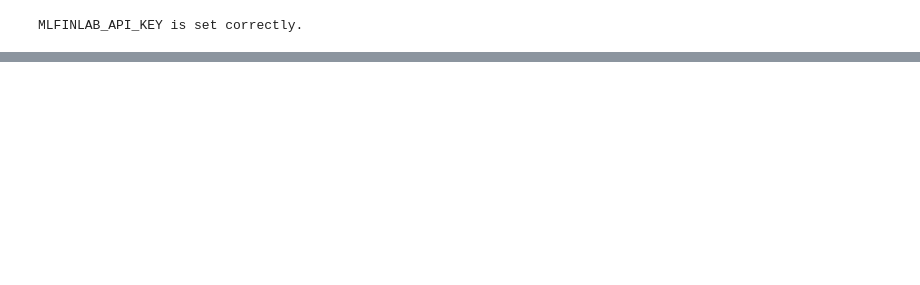
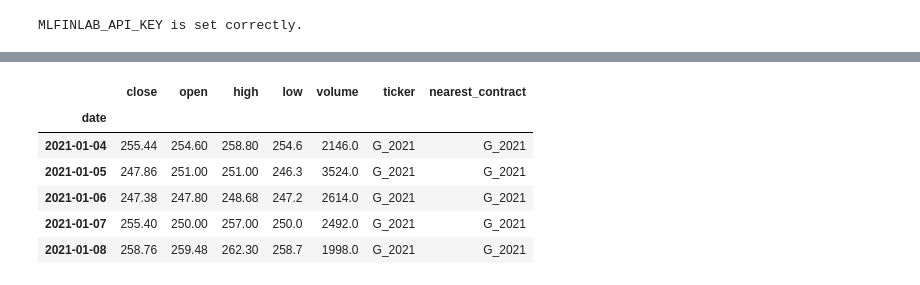
Before and after one commit to RazDwa1923/MFIN_Course, a Jupyter notebook: HW1.ipynb, the cells around one changed output, grey strips where cells are left out. Saved outputs shown, nothing was run; the diff lists cells and outputs as text; code cells hidden in the pictures; blank space fills up the shorter version.

```diff
--- a/HW1.ipynb
+++ b/HW1.ipynb
@@ -47,0 +74,13 @@ aggregated_df
+# %%
+# Filter out rows where there is a roll (a change in nearest contract)
+# This forms the basis of the continuous contract
+continuous_contract = aggregated_df[aggregated_df.ticker == aggregated_df.nearest_contract]
+continuous_contract.head()
+# %% [output]
+|  | close | open | high | low | volume | ticker | nearest_contract |
+| date |  |  |  |  |  |  |  |
+| 2021-01-04 | 255.44 | 254.60 | 258.80 | 254.6 | 2146.0 | G_2021 | G_2021 |
+| 2021-01-05 | 247.86 | 251.00 | 251.00 | 246.3 | 3524.0 | G_2021 | G_2021 |
+| 2021-01-06 | 247.38 | 247.80 | 248.68 | 247.2 | 2614.0 | G_2021 | G_2021 |
+| 2021-01-07 | 255.40 | 250.00 | 257.00 | 250.0 | 2492.0 | G_2021 | G_2021 |
+| 2021-01-08 | 258.76 | 259.48 | 262.30 | 258.7 | 1998.0 | G_2021 | G_2021 |
```
Also changed, not shown: parts of 9 cells of this notebook.
